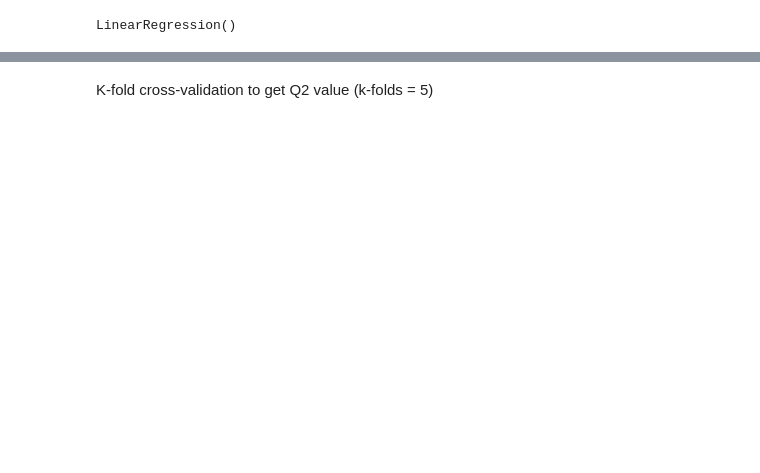
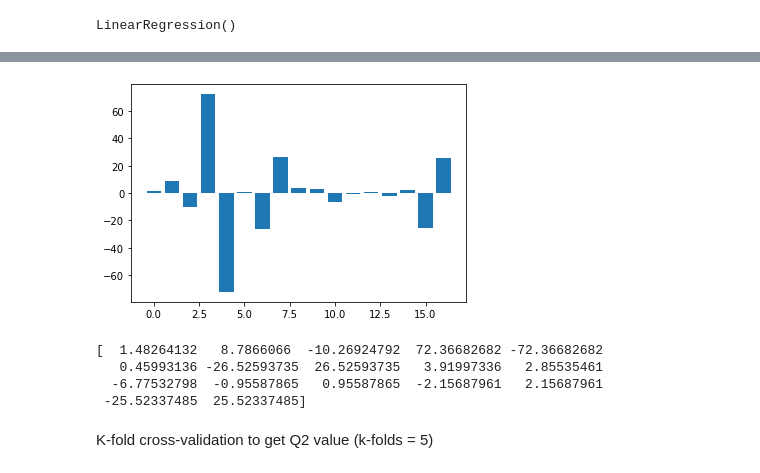
Before and after one commit to kenll99minecart/Immunopeptide, a Jupyter notebook: Linear regression.ipynb, the cells around one changed output, grey strips where cells are left out. Saved outputs shown, nothing was run; the diff lists cells and outputs as text; code cells hidden in the pictures; blank space fills up the shorter version.

```diff
--- a/Linear regression.ipynb
+++ b/Linear regression.ipynb
@@ -127,4 +127,16 @@ MAE is  144.3132642595428
 [figure]
+# %%
+importance = regr.coef_
+X_import = [x for x in range(len(importance))]
+plt.bar(X_import, importance.reshape(-1,))
+plt.show()
+print(importance.reshape(-1,))
+# %% [output]
+[figure, added]
+[  1.48264132   8.7866066  -10.26924792  72.36682682 -72.36682682
+   0.45993136 -26.52593735  26.52593735   3.91997336   2.85535461
+  -6.77532798  -0.95587865   0.95587865  -2.15687961   2.15687961
+ -25.52337485  25.52337485]
 # %% [markdown]
 K-fold cross-validation to get Q2 value (k-folds = 5)
 # %%
```
Also changed, not shown: parts of 7 cells of this notebook.
